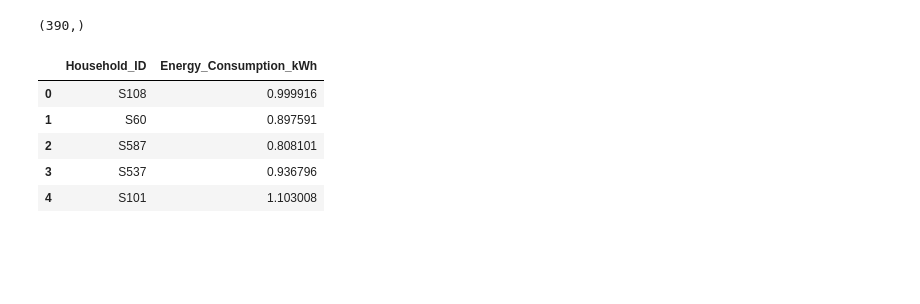
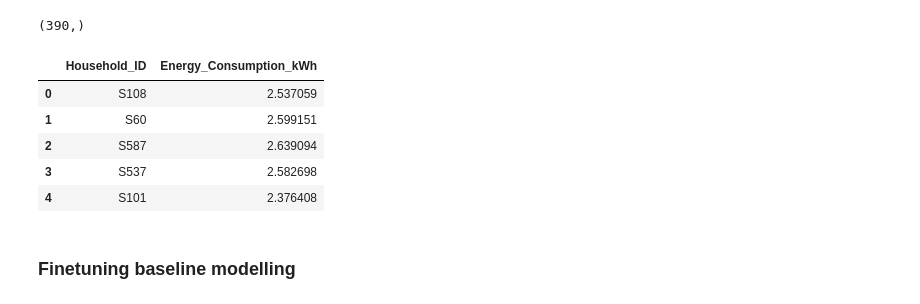
Before and after one commit to khushaallll/energy-prediction-benchmark, a Jupyter notebook: notebooks/02_PreprocessingPipeline.ipynb, the cells around one changed output. Drawn from its saved outputs; the diff is of its cells as text; code cells hidden in the pictures; blank space fills up the shorter version.

```diff
--- a/notebooks/02_PreprocessingPipeline.ipynb
+++ b/notebooks/02_PreprocessingPipeline.ipynb
@@ -54,6 +61,17 @@ y = train_df[target_col]
 X_test = test_df[features]
 # %%
 # Numerical and categorical columns
-num_cols = ["Avg_Temperature_C", "Household_Size"]
-cat_cols = ["Has_AC", "month", "day_of_week", "is_weekend"]
+num_cols = [
+    "Avg_Temperature_C",
+    "Household_Size",
+    "temp_ac",
+    "temp_squared",
+    "temp_per_person",
+    "month_sin",
+    "month_cos",
+    "dow_sin",
+    "dow_cos"
+]
+
+cat_cols = ["Has_AC", "is_weekend"]
 # %%
@@ -79,14 +98,22 @@ models = {
     "Ridge Regression": Ridge(),
     "Decision Tree": DecisionTreeRegressor(random_state=42),
     "Random Forest": RandomForestRegressor(random_state=42),
-    "Gradient Boosting": GradientBoostingRegressor(random_state=42)
+    "Gradient Boosting": GradientBoostingRegressor(random_state=42),
+    "XGBoost": XGBRegressor(
+        n_estimators=300,
+        learning_rate=0.05,
+        max_depth=4,
+        subsample=0.8,
+        colsample_bytree=0.8,
+        random_state=42
+    )
 }
 # %%
 # RMSE scorer
-rmse_scorer = make_scorer(mean_squared_error, squared=False)
+scoring = "neg_root_mean_squared_error"
 
 # Cross-validation
-cv = KFold(n_splits=5, shuffle=True, random_state=42)
+cv = RepeatedKFold(n_splits=5, n_repeats=2, random_state=42)
 # %%
 results = []
 
@@ -97,12 +124,19 @@ for name, model in models.items():
         ("model", model)
     ])
 
-    scores = cross_val_score(pipe, X, y, cv=cv, scoring=rmse_scorer)
+    scores = cross_val_score(
+        pipe,
+        X,
+        y,
+        cv=cv,
+        scoring="neg_root_mean_squared_error"
+    )
 
     results.append({
         "Model": name,
-        "Mean RMSE": scores.mean(),
+        "Mean RMSE": -scores.mean(),
         "Std RMSE": scores.std()
     })
 
 results_df = pd.DataFrame(results).sort_values("Mean RMSE")
+results_df
@@ -147,19 +191,21 @@ test_predictions.shape
 # %%
 # Load original test to get IDs
 original_test = pd.read_csv("../data/test.csv")
 
 submission = pd.DataFrame({
     "Household_ID": original_test["Household_ID"],
     "Energy_Consumption_kWh": test_predictions
 })
 
-submission.to_csv("../outputs/submission.csv", index=False)
+submission.to_csv("../outputs/submission_3.csv", index=False)
 
 submission.head()
 # %% [output]
 |  | Household_ID | Energy_Consumption_kWh |
-| 0 | S108 | 0.999916 |
-| 1 | S60 | 0.897591 |
-| 2 | S587 | 0.808101 |
-| 3 | S537 | 0.936796 |
-| 4 | S101 | 1.103008 |
+| 0 | S108 | 2.537059 |
+| 1 | S60 | 2.599151 |
+| 2 | S587 | 2.639094 |
+| 3 | S537 | 2.582698 |
+| 4 | S101 | 2.376408 |
+# %% [markdown]
+### Finetuning baseline modelling
```
Also changed, not shown: parts of 11 cells of this notebook, 7 other files.
